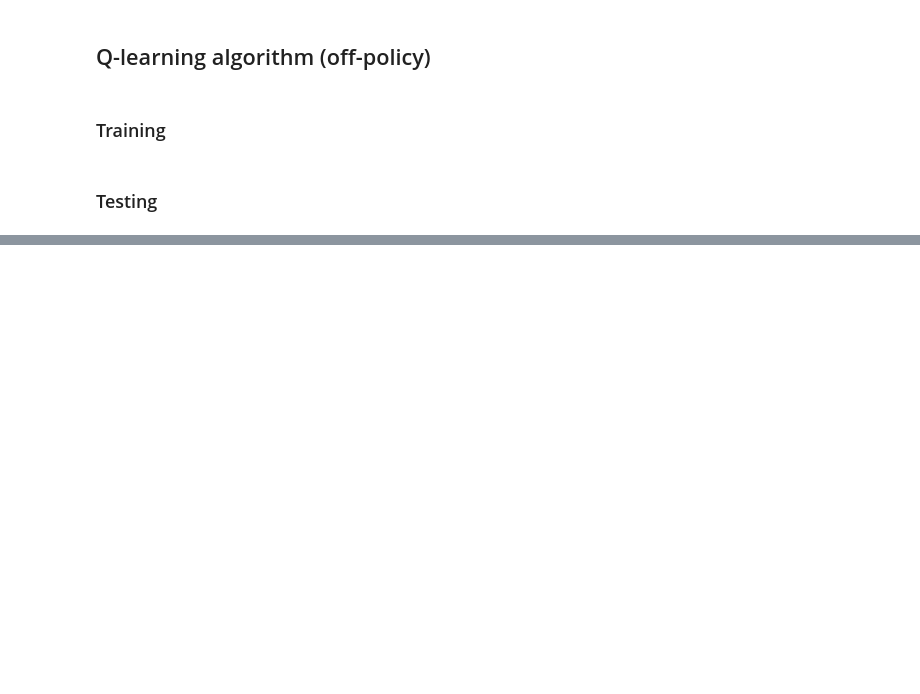
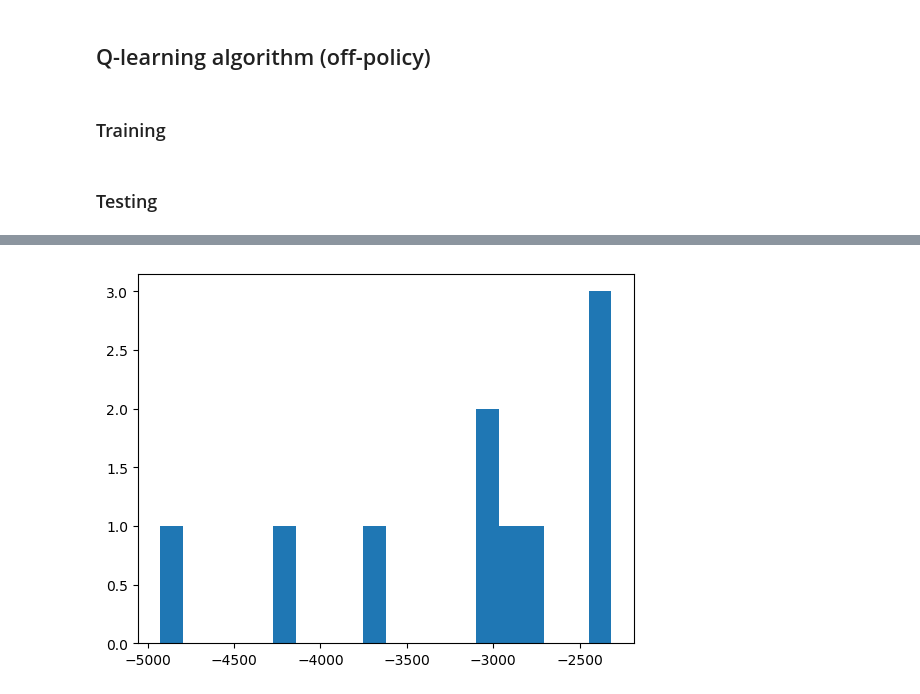
Before and after one commit to dsalgador/RL-Project, a Jupyter notebook: Test-Q-Simulations.ipynb, the cells around one changed output, grey strips where cells are left out. Saved outputs shown, nothing was run; the diff lists cells and outputs as text; code cells hidden in the pictures; blank space fills up the shorter version.

```diff
--- a/Test-Q-Simulations.ipynb
+++ b/Test-Q-Simulations.ipynb
@@ -387,3 +388,11 @@ print(np.mean(test_rewards_list) )
+# %%
+%matplotlib inline
+mpl.rcParams.update(mpl.rcParamsDefault)
+plt.hist(test_rewards_list, bins = 20)
+plt.show()
+#test_rewards_list
+# %% [output]
+[figure, added]
 # %%
 # Visualizing test simulation:
 test_anim = ut.create_system_animation(test_visualization_steps, test_episodes * episode_length,test_freq)
```
Also changed, not shown: parts of 11 cells of this notebook, 1 other file.
